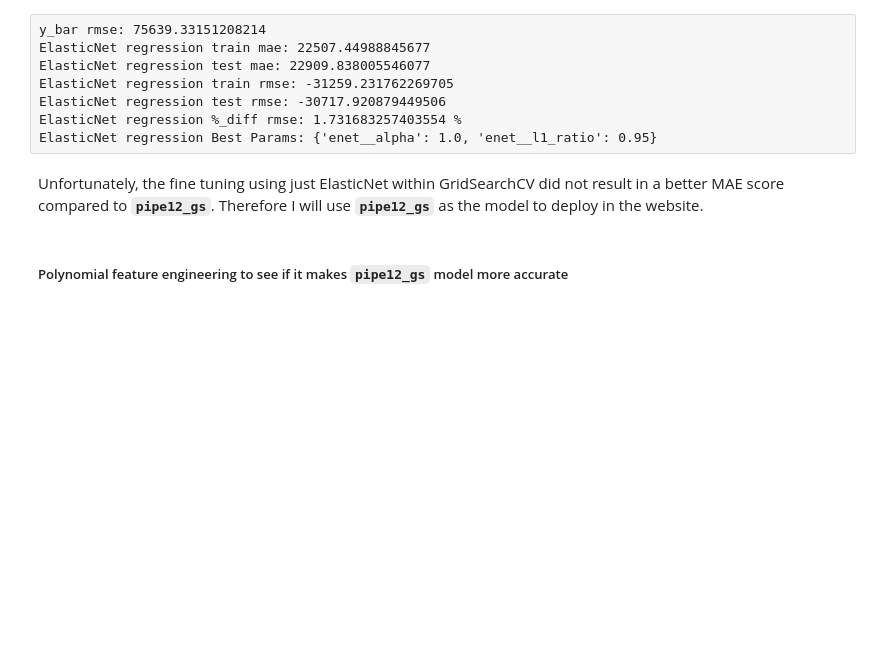
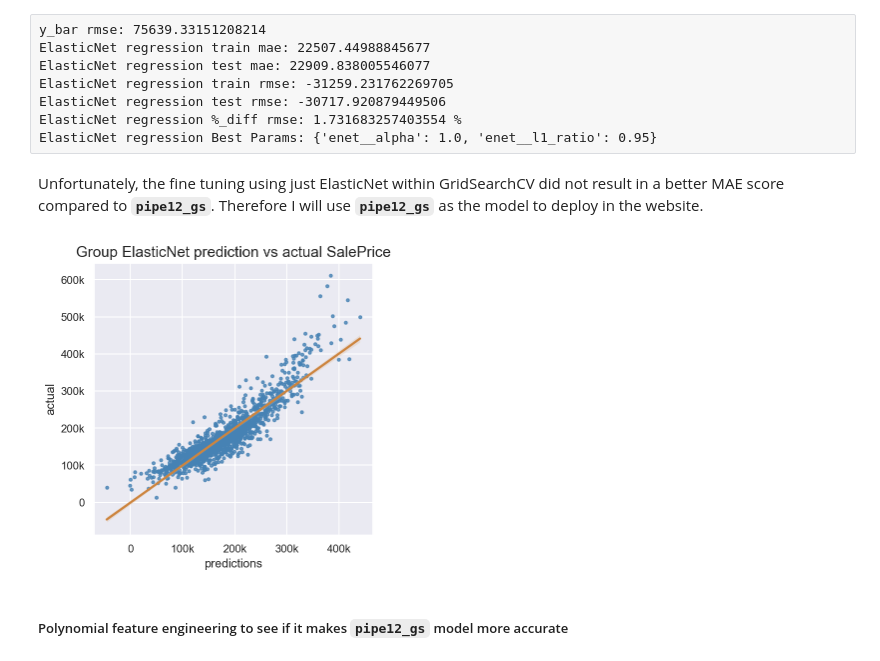
Before and after one commit to yxmauw/General_Assembly_Pub, a Jupyter notebook: project_2/Submission_ML.ipynb, the cells around one changed output. Saved outputs shown, nothing was run; the diff lists cells and outputs as text; code cells hidden in the pictures; blank space fills up the shorter version.

```diff
--- a/project_2/Submission_ML.ipynb
+++ b/project_2/Submission_ML.ipynb
@@ -1264,26 +1312,26 @@ Therefore, the best linear model based on lowest MAE score is `ElasticNet`, whic
 enet_ratio = np.linspace(.5,1,50)
 alpha_l = np.linspace(.01,1,50)
 
-pipe_enet = Pipeline([
+pipe_enet2 = Pipeline([
     ('ss', StandardScaler()),
     ('enet', ElasticNet())
 ])
 
-pipe_enet_params = {'enet__alpha': alpha_l,
+pipe_enet2_params = {'enet__alpha': alpha_l,
                 'enet__l1_ratio': enet_ratio
                }
 # %%
 cv_ct = 5
 score = 'neg_root_mean_squared_error'
 
-pipe_enet_gs = GridSearchCV(pipe_enet,
-                       pipe_enet_params,
+pipe_enet2_gs = GridSearchCV(pipe_enet2,
+                       pipe_enet2_params,
                        cv=cv_ct,
                        scoring=score,
                        verbose=1
                        )
 # %%
-pipe_enet_gs.fit(grp_X_train,y_train)
+pipe_enet2_gs.fit(grp_X_train,y_train)
 # %% [output]
 Fitting 5 folds for each of 2500 candidates, totalling 12500 fits
 GridSearchCV(cv=5,
@@ -1332,6 +1380,11 @@ ElasticNet regression %_diff rmse: 1.731683257403554 %
 ElasticNet regression Best Params: {'enet__alpha': 1.0, 'enet__l1_ratio': 0.95}
 # %% [markdown]
 Unfortunately, the fine tuning using just ElasticNet within GridSearchCV did not result in a better MAE score compared to **`pipe12_gs`**. Therefore I will use **`pipe12_gs`** as the model to deploy in the website.
+# %%
+title = 'Group ElasticNet prediction vs actual SalePrice'
+sns_plt(model=pipe_enet2_gs, x_data=grp_X_train, y_data=y_train, title=title)
+# %% [output]
+[figure, added]
 # %% [markdown]
 ##### Polynomial feature engineering to see if it makes `pipe12_gs` model more accurate
 # %%
```
Also changed, not shown: parts of 18 cells of this notebook.
